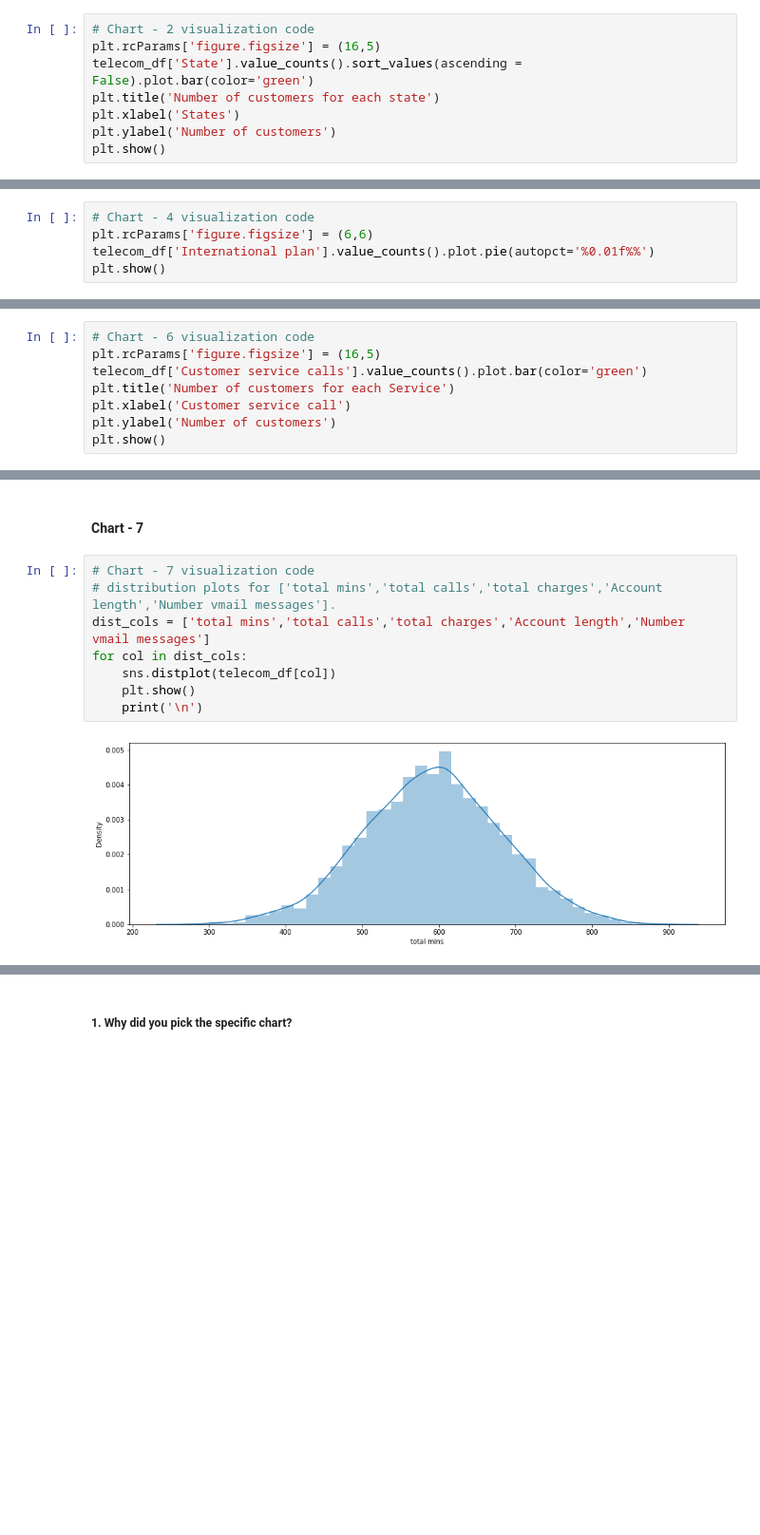
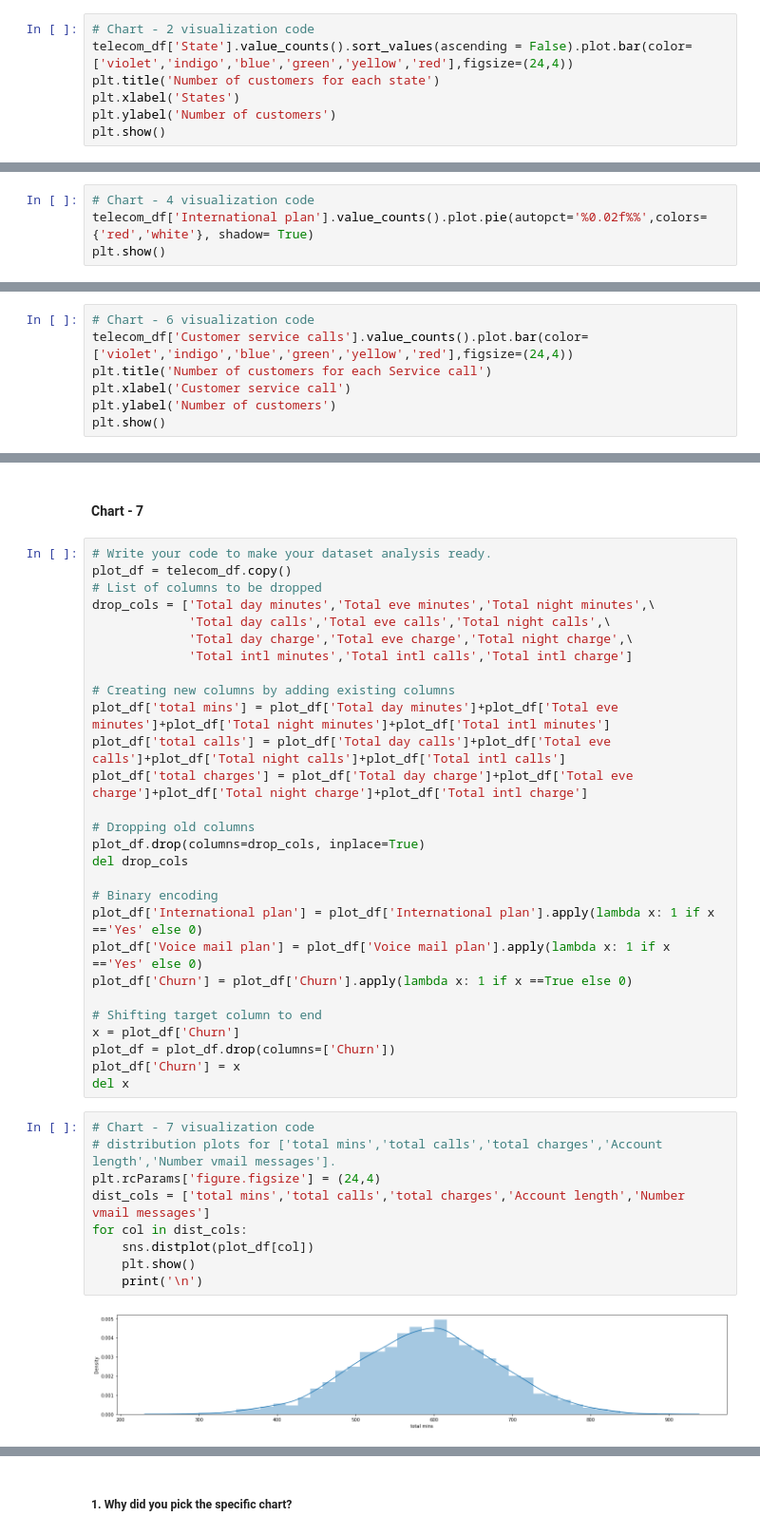
Before and after one commit to mdismailquraishicse/TelecomChurnAnalysis, a Jupyter notebook: TelecomChurnAnalysis.ipynb, the cells around one changed output, grey strips where cells are left out. Shown at 95% size. Drawn from its saved outputs; the diff is of its cells as text; blank space fills up the shorter version.

```diff
--- a/TelecomChurnAnalysis.ipynb
+++ b/TelecomChurnAnalysis.ipynb
@@ -459,7 +957,6 @@ The data is imbalanced in nature therefore it is not good for ML model so we nee
 # %%
 # Chart - 2 visualization code
-plt.rcParams['figure.figsize'] = (16,5)
-telecom_df['State'].value_counts().sort_values(ascending = False).plot.bar(color='green')
+telecom_df['State'].value_counts().sort_values(ascending = False).plot.bar(color=['violet','indigo','blue','green','yellow','red'],figsize=(24,4))
 plt.title('Number of customers for each state')
 plt.xlabel('States')
 plt.ylabel('Number of customers')
@@ -508,6 +1005,5 @@ area 510 and 408 has equal number of customers but in area 415 the number of cus
 # %%
 # Chart - 4 visualization code
-plt.rcParams['figure.figsize'] = (6,6)
-telecom_df['International plan'].value_counts().plot.pie(autopct='%0.01f%%')
+telecom_df['International plan'].value_counts().plot.pie(autopct='%0.02f%%',colors={'red','white'}, shadow= True)
 plt.show()
 # %% [output]
@@ -551,8 +1047,7 @@ most of the people are not subscribed for voice mail price for voice mail should
 # %%
 # Chart - 6 visualization code
-plt.rcParams['figure.figsize'] = (16,5)
-telecom_df['Customer service calls'].value_counts().plot.bar(color='green')
-plt.title('Number of customers for each Service')
+telecom_df['Customer service calls'].value_counts().plot.bar(color=['violet','indigo','blue','green','yellow','red'],figsize=(24,4))
+plt.title('Number of customers for each Service call')
 plt.xlabel('Customer service call')
 plt.ylabel('Number of customers')
 plt.show()
@@ -573,13 +1068,42 @@ Are there any insights that lead to negative growth? Justify with specific reaso
 Service 1,2,0,3 have more than 90% of customers therefore treating them well could be more beneficial.
 # %% [markdown]
 #### Chart - 7
+# %%
+# Write your code to make your dataset analysis ready.
+plot_df = telecom_df.copy()
+# List of columns to be dropped
+drop_cols = ['Total day minutes','Total eve minutes','Total night minutes',\
+             'Total day calls','Total eve calls','Total night calls',\
+             'Total day charge','Total eve charge','Total night charge',\
+             'Total intl minutes','Total intl calls','Total intl charge']
+
+# Creating new columns by adding existing columns
+plot_df['total mins'] = plot_df['Total day minutes']+plot_df['Total eve minutes']+plot_df['Total night minutes']+plot_df['Total intl minutes']
+plot_df['total calls'] = plot_df['Total day calls']+plot_df['Total eve calls']+plot_df['Total night calls']+plot_df['Total intl calls']
+plot_df['total charges'] = plot_df['Total day charge']+plot_df['Total eve charge']+plot_df['Total night charge']+plot_df['Total intl charge']
+
+# Dropping old columns
+plot_df.drop(columns=drop_cols, inplace=True)
+del drop_cols
+
+# Binary encoding
+plot_df['International plan'] = plot_df['International plan'].apply(lambda x: 1 if x =='Yes' else 0)
+plot_df['Voice mail plan'] = plot_df['Voice mail plan'].apply(lambda x: 1 if x =='Yes' else 0)
+plot_df['Churn'] = plot_df['Churn'].apply(lambda x: 1 if x ==True else 0)
+
+# Shifting target column to end
+x = plot_df['Churn']
+plot_df = plot_df.drop(columns=['Churn'])
+plot_df['Churn'] = x
+del x
 # %%
 # Chart - 7 visualization code
 # distribution plots for ['total mins','total calls','total charges','Account length','Number vmail messages'].
+plt.rcParams['figure.figsize'] = (24,4)
 dist_cols = ['total mins','total calls','total charges','Account length','Number vmail messages']
 for col in dist_cols:
-    sns.distplot(telecom_df[col])
+    sns.distplot(plot_df[col])
     plt.show()
     print('\n')
 # %% [output]
-[figure, old version]
+[figure, new version]
```
Also changed, not shown: parts of 67 cells of this notebook.
